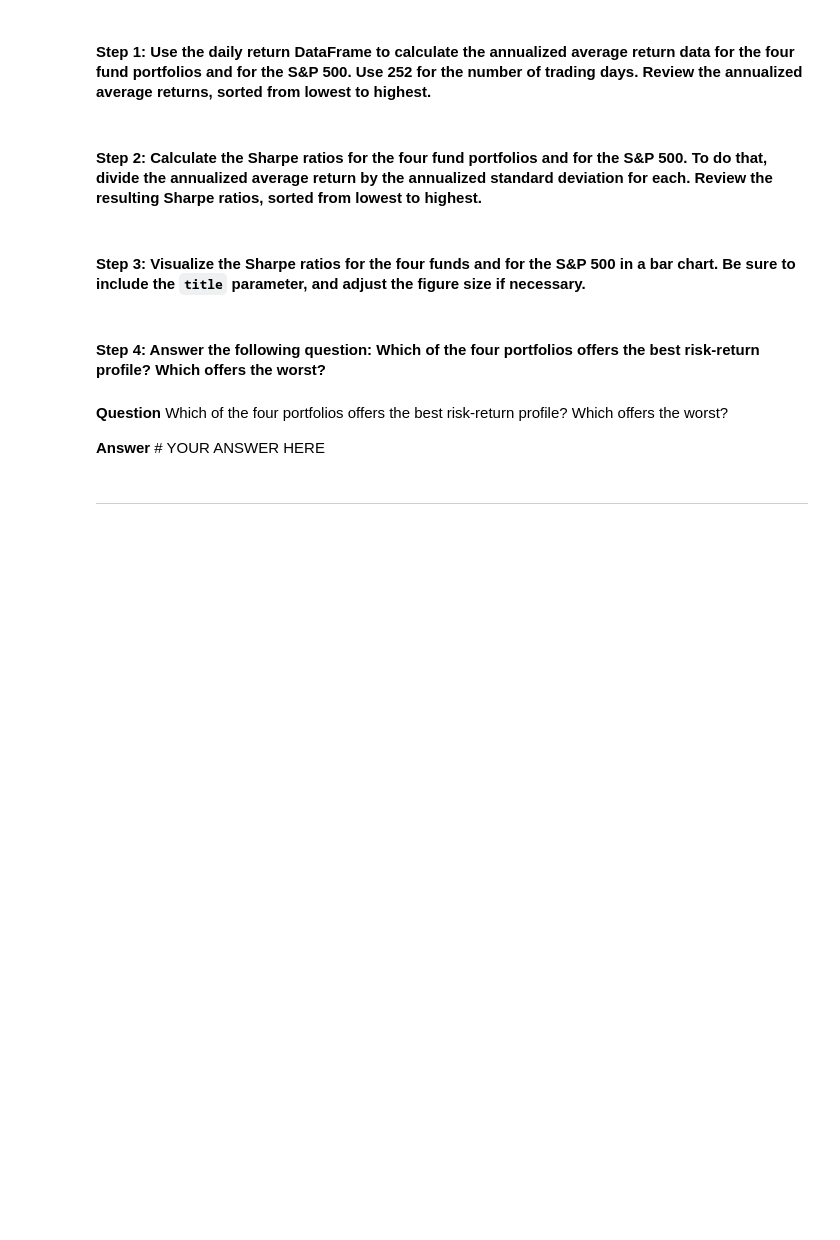
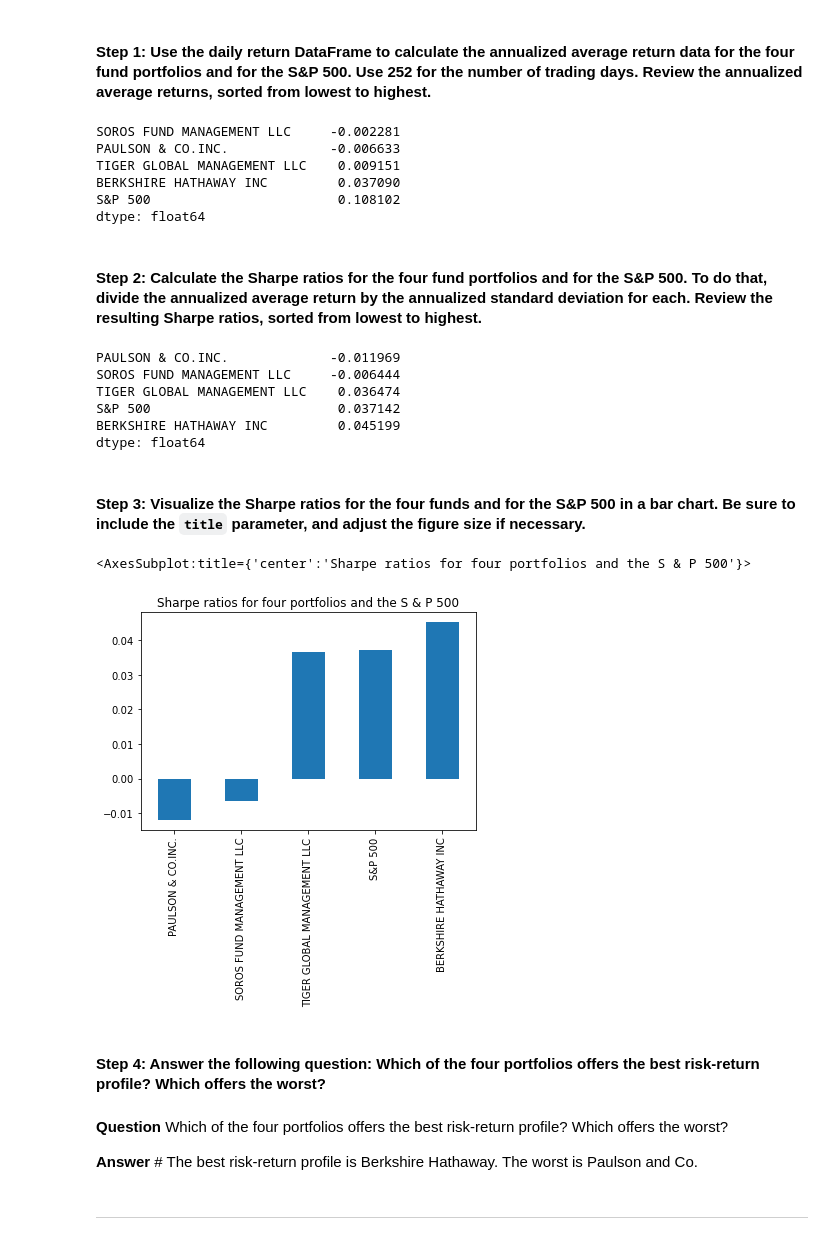
Before and after one commit to sjufan84/investment_strategy_evals-school-project-, a Jupyter notebook: risk_return_analysis.ipynb, the cells around one changed output. Saved outputs shown, nothing was run; the diff lists cells and outputs as text; code cells hidden in the pictures; blank space fills up the shorter version.

Commit message:
Updated code with Sharpe ratios to compare risk-return profiles of the four funds with the S&P 500

```diff
--- a/risk_return_analysis.ipynb
+++ b/risk_return_analysis.ipynb
@@ -302,25 +302,44 @@ To determine the overall risk of an asset or portfolio, quantitative analysts an
 # Calculate the annual average return data for the for fund portfolios and the S&P 500
 # Use 252 as the number of trading days in the year
 # Review the annual average returns sorted from lowest to highest
-# YOUR CODE HERE
+annualized_returns = daily_returns.mean() * 252
+annualized_returns.head()
+# %% [output]
+SOROS FUND MANAGEMENT LLC     -0.002281
+PAULSON & CO.INC.             -0.006633
+TIGER GLOBAL MANAGEMENT LLC    0.009151
+BERKSHIRE HATHAWAY INC         0.037090
+S&P 500                        0.108102
+dtype: float64
 # %% [markdown]
 #### Step 2: Calculate the Sharpe ratios for the four fund portfolios and for the S&P 500. To do that, divide the annualized average return by the annualized standard deviation for each. Review the resulting Sharpe ratios, sorted from lowest to highest.
 # %%
 # Calculate the annualized Sharpe Ratios for each of the 4 portfolios and the S&P 500.
 # Review the Sharpe ratios sorted lowest to highest
-# YOUR CODE HERE
+sharpe_ratios = (annualized_returns / annual_std).sort_values()
+print(sharpe_ratios)
+# %% [output]
+PAULSON & CO.INC.             -0.011969
+SOROS FUND MANAGEMENT LLC     -0.006444
+TIGER GLOBAL MANAGEMENT LLC    0.036474
+S&P 500                        0.037142
+BERKSHIRE HATHAWAY INC         0.045199
+dtype: float64
 # %% [markdown]
 #### Step 3: Visualize the Sharpe ratios for the four funds and for the S&P 500 in a bar chart. Be sure to include the `title` parameter, and adjust the figure size if necessary.
 # %%
 # Visualize the Sharpe ratios as a bar chart
 # Include a title parameter and adjust the figure size
-# YOUR CODE HERE
+sharpe_ratios.plot(kind = 'bar', title = 'Sharpe ratios for four portfolios and the S & P 500')
+# %% [output]
+<AxesSubplot:title={'center':'Sharpe ratios for four portfolios and the S & P 500'}>
+[figure, added]
 # %% [markdown]
 #### Step 4: Answer the following question: Which of the four portfolios offers the best risk-return profile? Which offers the worst?
 # %% [markdown]
 **Question** Which of the four portfolios offers the best risk-return profile? Which offers the worst?
 
-**Answer** # YOUR ANSWER HERE
+**Answer** # The best risk-return profile is Berkshire Hathaway.  The worst is Paulson and Co.
 # %% [markdown]
 ---
 # %% [markdown]
```
Also changed, not shown: parts of 1 cell of this notebook.
